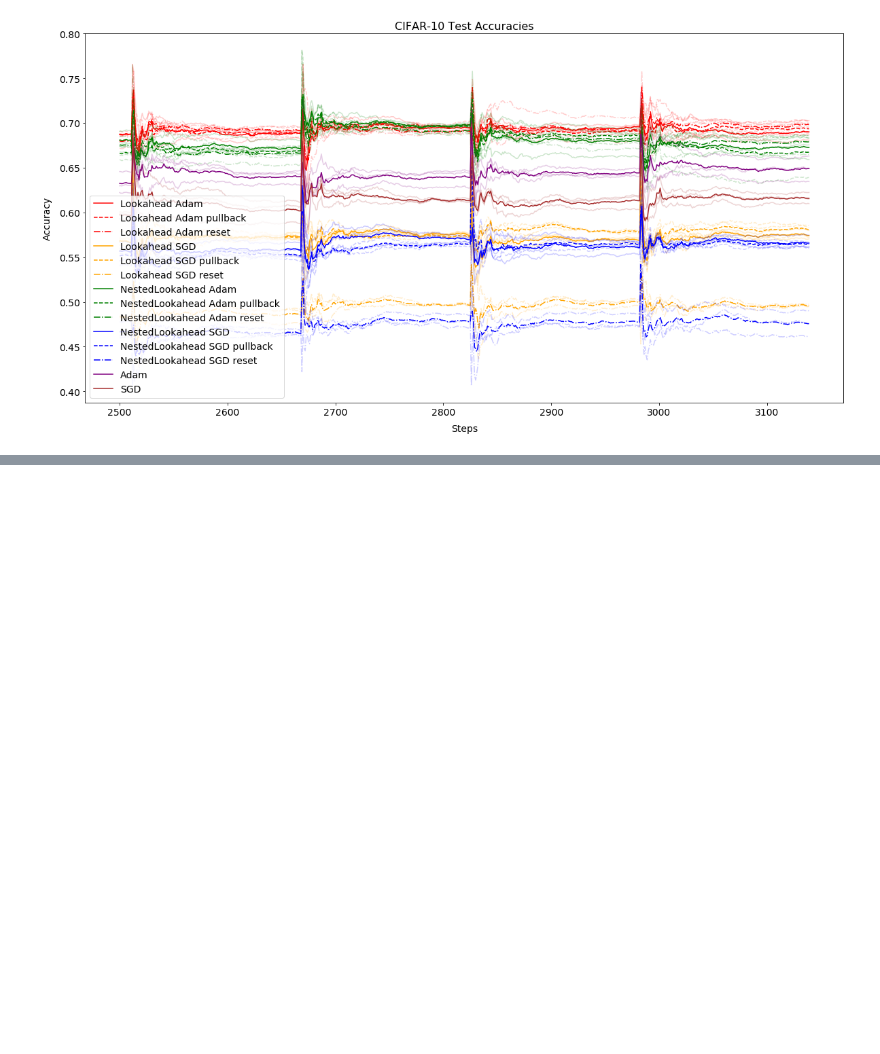
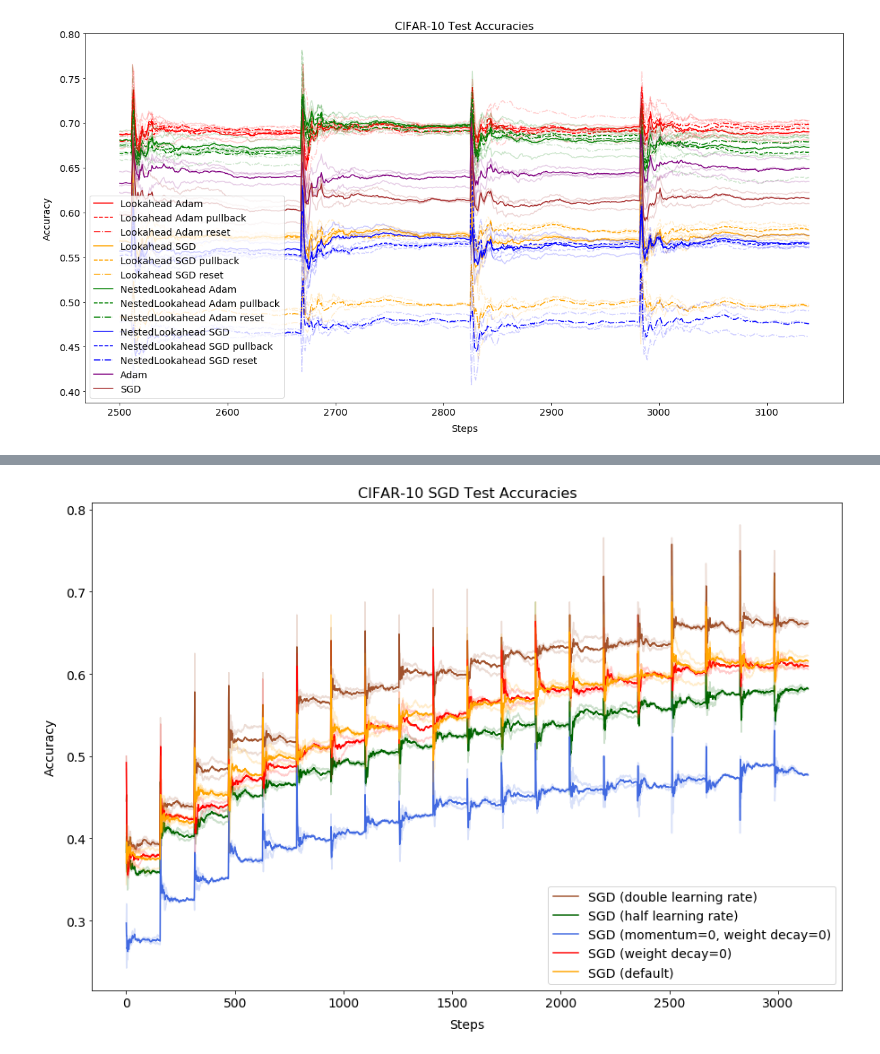
Before and after one commit to johngilbert2000/nested_lookahead, a Jupyter notebook: plot_results.ipynb, the cells around one changed output, grey strips where cells are left out. Drawn from its saved outputs; the diff is of its cells as text; code cells hidden in the pictures; blank space fills up the shorter version.

```diff
--- a/plot_results.ipynb
+++ b/plot_results.ipynb
@@ -193,0 +411,8 @@ plt.show()
+# %%
+method = 'SGD'
+experiment_type = sgd_exp
+default = sgd_exp_defaults
+
+create_plot(method, experiment_type, default)
+# %% [output]
+[figure, added]
```
Also changed, not shown: parts of 20 cells of this notebook, 10 other files.
